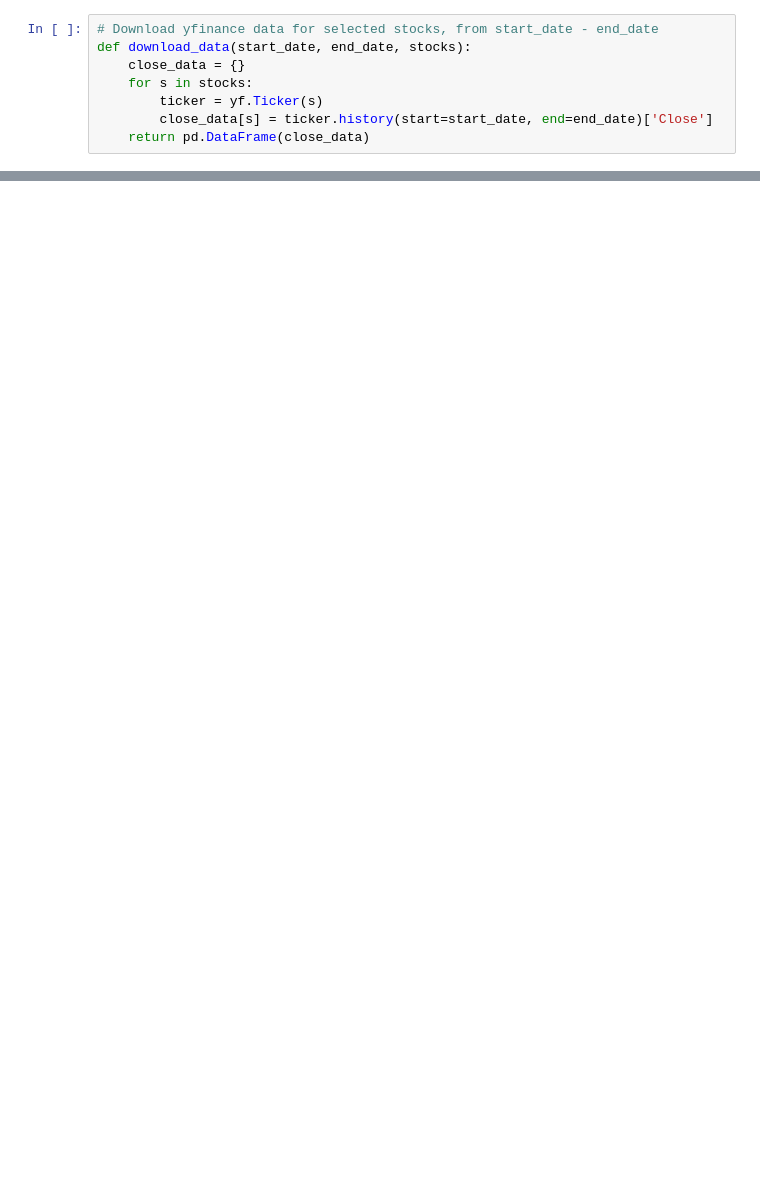
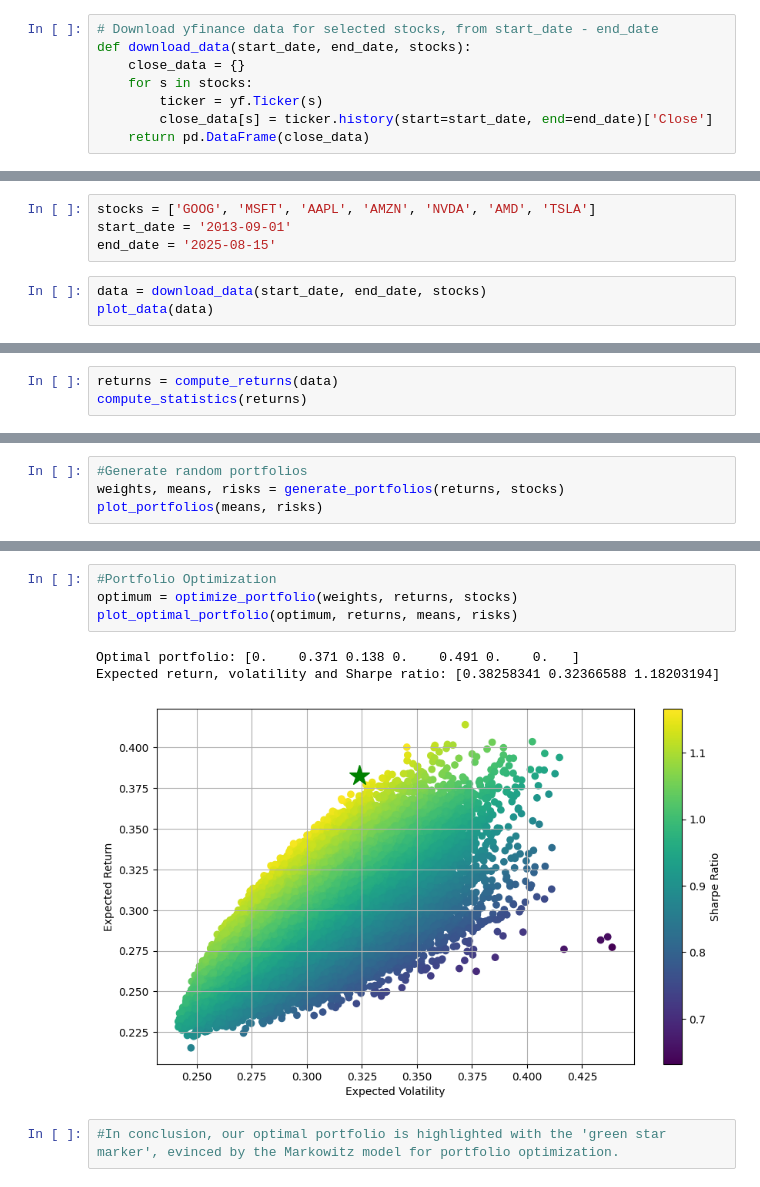
Before and after one commit to Ravindra1972/Anaytics-in-finance-using-Python, a Jupyter notebook: Markowitz_Model_Demonstration.ipynb, the cells around one changed output, grey strips where cells are left out. Drawn from its saved outputs; the diff is of its cells as text; blank space fills up the shorter version.

```diff
--- a/Markowitz_Model_Demonstration.ipynb
+++ b/Markowitz_Model_Demonstration.ipynb
@@ -19,0 +104,7 @@ def download_data(start_date, end_date, stocks):
+# %%
+stocks = ['GOOG', 'MSFT', 'AAPL', 'AMZN', 'NVDA', 'AMD', 'TSLA']
+start_date = '2013-09-01'
+end_date = '2025-08-15'
+# %%
+data = download_data(start_date, end_date, stocks)
+plot_data(data)
@@ -19,0 +113,3 @@ def download_data(start_date, end_date, stocks):
+# %%
+returns = compute_returns(data)
+compute_statistics(returns)
@@ -19,0 +136,4 @@ def download_data(start_date, end_date, stocks):
+# %%
+#Generate random portfolios
+weights, means, risks = generate_portfolios(returns, stocks)
+plot_portfolios(means, risks)
@@ -19,0 +142,10 @@ def download_data(start_date, end_date, stocks):
+# %%
+#Portfolio Optimization
+optimum = optimize_portfolio(weights, returns, stocks)
+plot_optimal_portfolio(optimum, returns, means, risks)
+# %% [output]
+Optimal portfolio: [0.    0.371 0.138 0.    0.491 0.    0.   ]
+Expected return, volatility and Sharpe ratio: [0.38258341 0.32366588 1.18203194]
+[figure, added]
+# %%
+#In conclusion, our optimal portfolio is highlighted with the 'green star marker', evinced by the Markowitz model for portfolio optimization.
```
Also changed, not shown: parts of 12 cells of this notebook.
